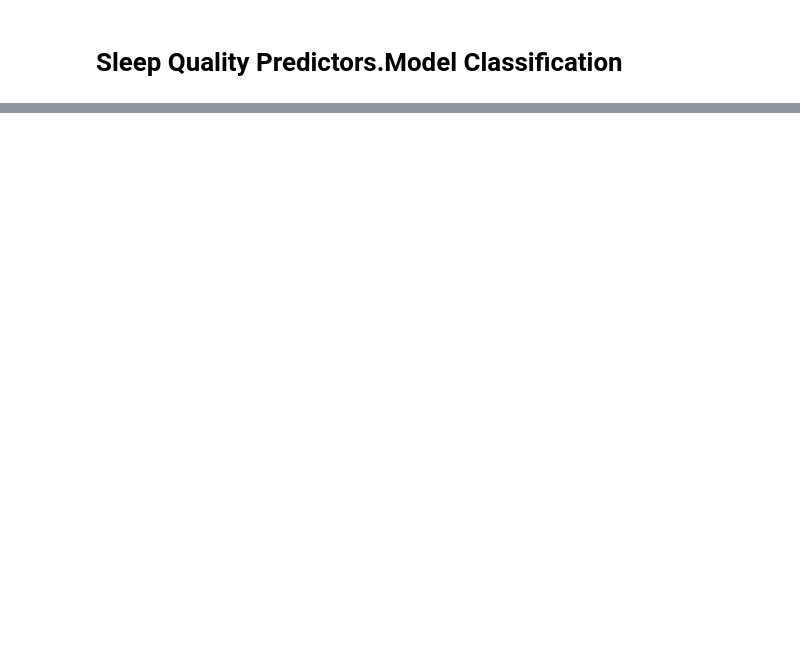
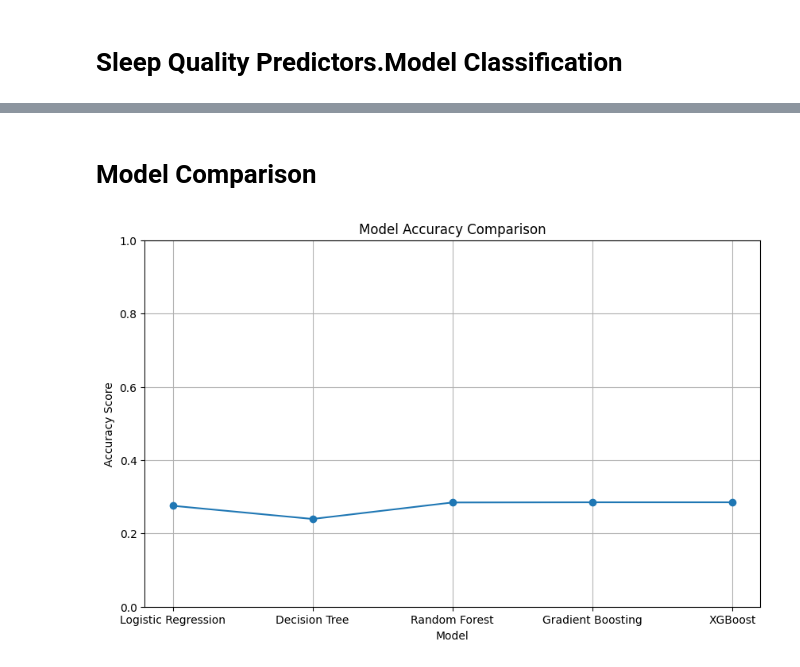
Before and after one commit to saidabroor/Sleep-quality-predictor, a Jupyter notebook: model yaratish/uyqu sifati classification model/uyqu sifati classification model.ipynb, the cells around one changed output, grey strips where cells are left out. Saved outputs shown, nothing was run; the diff lists cells and outputs as text; code cells hidden in the pictures; blank space fills up the shorter version.

```diff
--- a/model yaratish/uyqu sifati classification model/uyqu sifati classification model.ipynb
+++ b/model yaratish/uyqu sifati classification model/uyqu sifati classification model.ipynb
@@ -267,0 +193,6 @@ df.head()
+# %%
+y_pred = dt_model.predict(x_val)
+cr_report = classification_report(y_val, y_pred)
+print(classification_report(y_val, y_pred))
+ac_score = accuracy_score(y_val, y_pred)
+print('accuracy score: ', accuracy_score(y_val, y_pred))
@@ -267,0 +214,3 @@ df.head()
+# %%
+rf = RandomForestClassifier()
+rf.fit(x_train, y_train)
@@ -267,0 +219,7 @@ df.head()
+# %%
+
+y_pred = rf.predict(x_val)
+cr_report1 = classification_report(y_val, y_pred)
+print(cr_report1)
+ac_score1 = accuracy_score(y_val, y_pred)
+print('accuracy score: ', accuracy_score(y_val, y_pred))
@@ -267,0 +241,9 @@ df.head()
+# %%
+from sklearn.ensemble import GradientBoostingClassifier
+gb_model = GradientBoostingClassifier()
+gb_model.fit(x_train, y_train)
+y_pred = gb_model.predict(x_val)
+cr_report2 = classification_report(y_val, y_pred)
+print(cr_report2)
+ac_score2 = accuracy_score(y_val, y_pred)
+print('accuracy score: ', accuracy_score(y_val, y_pred))
@@ -267,0 +263,15 @@ df.head()
+# %% [markdown]
+# Model Comparison
+# %%
+# Plotting the results
+plt.figure(figsize=(10, 6))
+plt.plot(['Logistic Regression', 'Decision Tree', 'Random Forest', 'Gradient Boosting', 'XGBoost'],
+         [accuracy_score(y_test, lg.predict(x_test)), ac_score, ac_score1, ac_score2, ac_score2], marker='o')
+plt.title('Model Accuracy Comparison')
+plt.xlabel('Model')
+plt.ylabel('Accuracy Score')
+plt.ylim(0, 1)
+plt.grid()
+plt.show()
+# %% [output]
+[figure, added]
```
Also changed, not shown: parts of 54 cells of this notebook.
